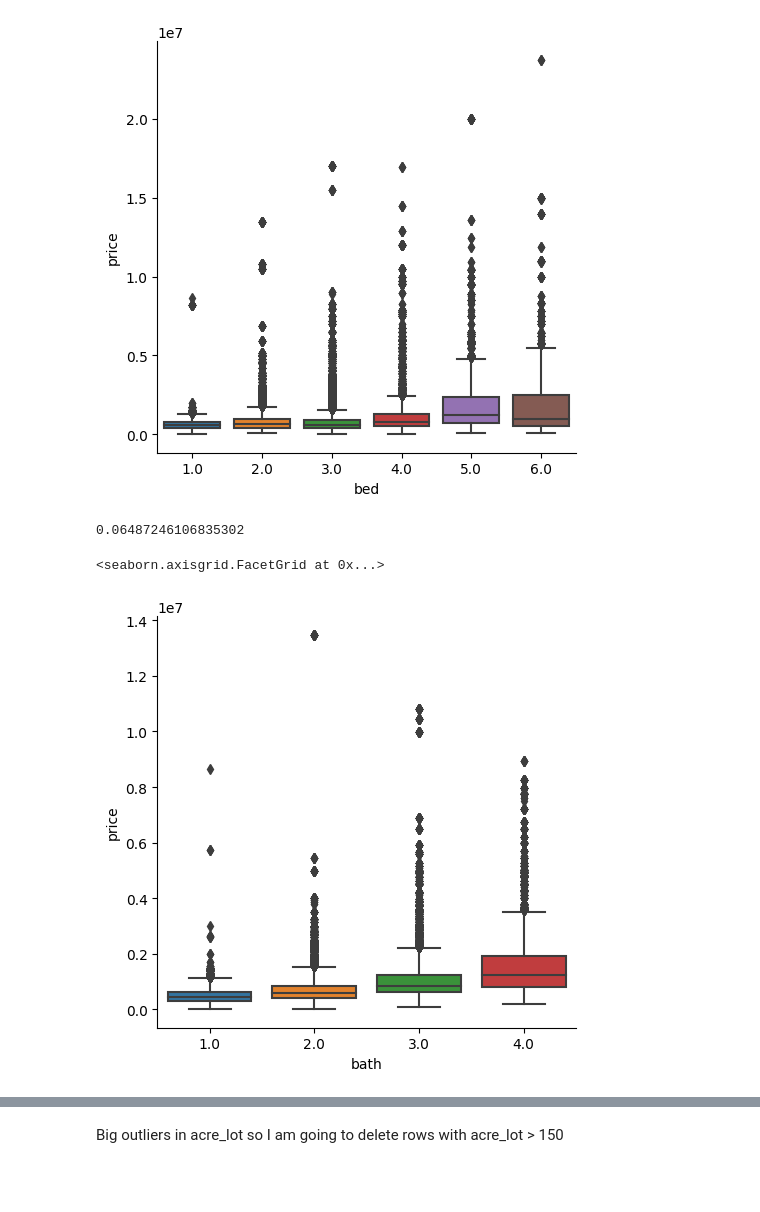
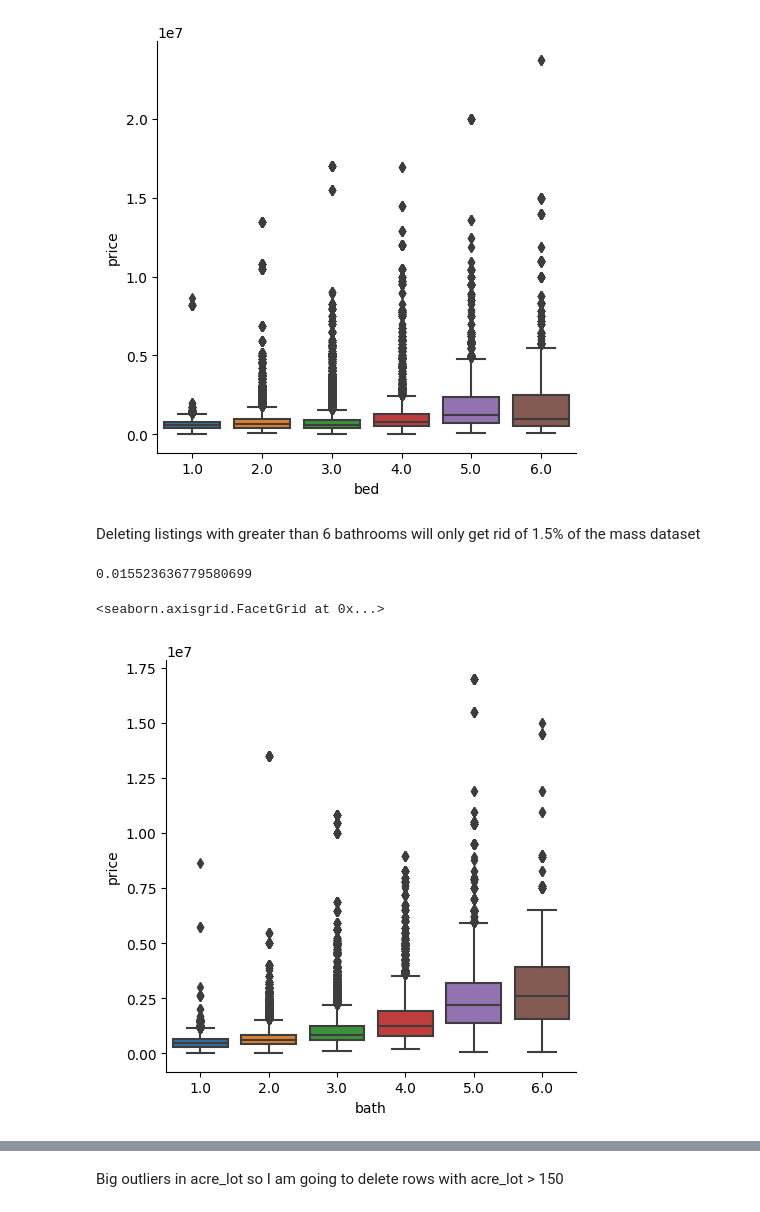
Before and after one commit to joeyc13/Real_estate_data, a Jupyter notebook: real_estate.ipynb, the cells around one changed output, grey strips where cells are left out. Drawn from its saved outputs; the diff is of its cells as text; code cells hidden in the pictures; blank space fills up the shorter version.

```diff
--- a/real_estate.ipynb
+++ b/real_estate.ipynb
@@ -84,18 +88,20 @@ sns.catplot(data=mass, x='bed', y='price', kind='box')
 # %% [output]
 <seaborn.axisgrid.FacetGrid at 0x...>
 [figure]
+# %% [markdown]
+Deleting listings with greater than 6 bathrooms will only get rid of 1.5% of the mass dataset
 # %%
-print(mass.bath.loc[mass['bath'] > 4].count() / mass.bath.count())
+print(mass.bath.loc[mass['bath'] > 6].count() / mass.bath.count())
 # %% [output]
-0.06487246106835302
+0.015523636779580699
 # %%
-mass = mass.loc[mass['bath'] <= 4]
+mass = mass.loc[mass['bath'] <= 6]
 
 # mass.head()
 sns.catplot(data=mass, x='bath', y='price', kind='box')
 # %% [output]
 <seaborn.axisgrid.FacetGrid at 0x...>
-[figure, old version]
+[figure, new version]
 # %%
 mass.describe()
 # %% [output]
```
Also changed, not shown: parts of 13 cells of this notebook.
